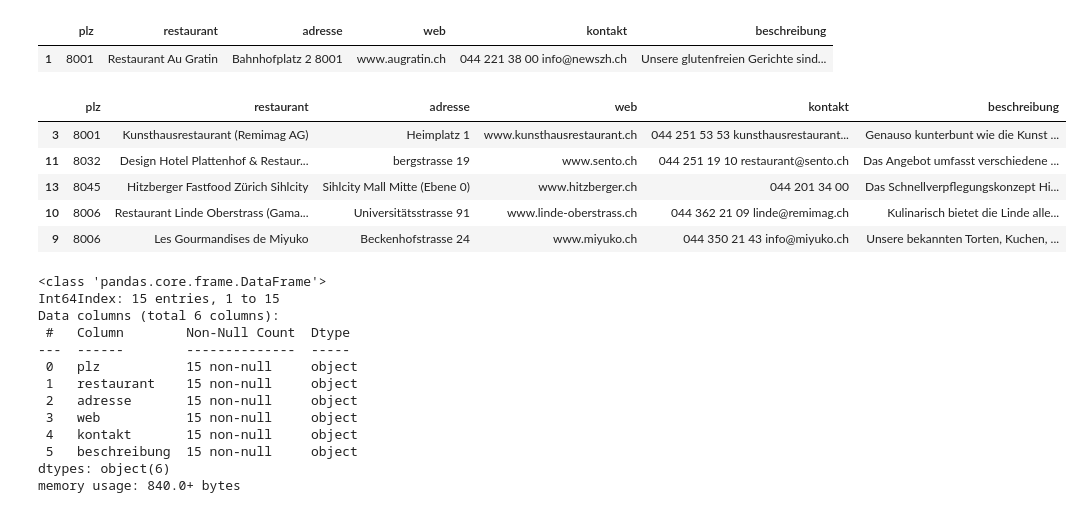
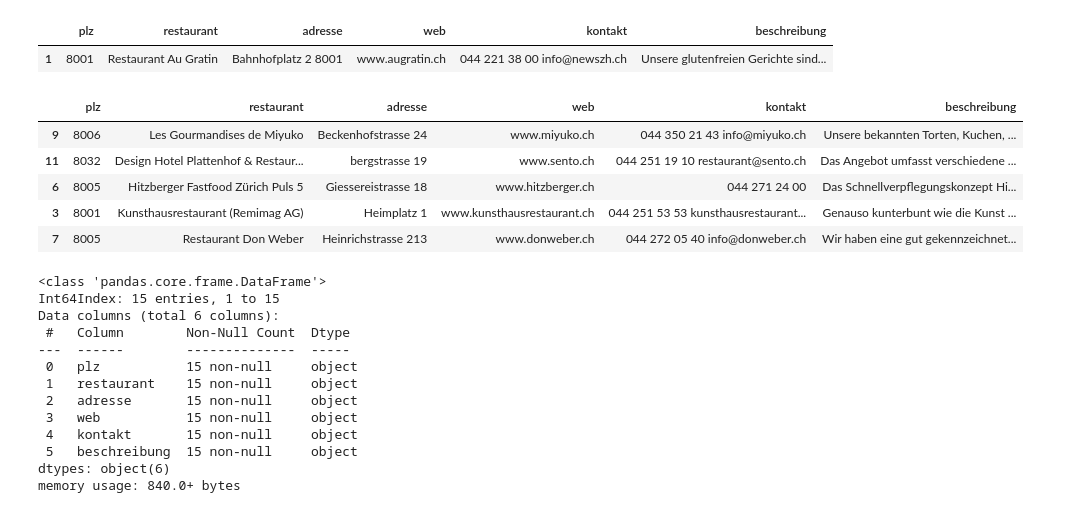
Before and after one commit to CristianRavalli/20220921_zoeliakie, a Jupyter notebook: Cleaning_Zoeliakie.ipynb, the cells around one changed output. Cells and saved outputs as stored; diff of their text form; code cells hidden in the pictures.

Commit message:
further cleaning email
adding email column to df

```diff
--- a/Cleaning_Zoeliakie.ipynb
+++ b/Cleaning_Zoeliakie.ipynb
@@ -60,5 +108 @@ leer             0
 dtype: int64
-# %%
-# Drop last column ('leer') as it is empty
-df.drop(['leer'], axis=1,inplace=True)
-df.head()
@@ -98,5 +138,5 @@ mdf.columns
 Index(['plz', 'restaurant', 'adresse', 'web', 'kontakt', 'beschreibung'], dtype='object')
 # %%
 # Replace all new line breaks (\n) with a space
-mdf = mdf.replace(r'\n',' ', regex=True)
+df = mdf.replace(r'\n',' ', regex=True)
 # %%
@@ -106,5 +146,5 @@ mdf.head(1)
 | 1 | 8001 | Restaurant Au Gratin | Bahnhofplatz 2 8001 Zürich | www.augratin.ch | 044 221 38 00 info@newszh.ch | Unsere glutenfreien Gerichte sind... |
 # %%
 # Replace all Zürich with a space
-mdf['adresse'] = mdf['adresse'].replace(r'Zürich',' ', regex=True)
+df['adresse'] = df['adresse'].replace(r'Zürich',' ', regex=True)
 # %%
@@ -113,15 +153,16 @@ mdf.head(1)
 |  | plz | restaurant | adresse | web | kontakt | beschreibung |
 | 1 | 8001 | Restaurant Au Gratin | Bahnhofplatz 2 8001 | www.augratin.ch | 044 221 38 00 info@newszh.ch | Unsere glutenfreien Gerichte sind... |
 # %%
-# Replace 4 digits in the address with a blank
-mdf['adresse'] = mdf.adresse.replace({'\d{4}':''}, regex=True)
+# Replace 4 digits (postcode) in the address with a blank
+df['adresse'] = df.adresse.replace({'\d{4}':''}, regex=True)
 # %%
-mdf.sample(5)
+# Check data for a sample of 1/3 of the data
+df.sample(frac=.33)
 # %% [output]
 |  | plz | restaurant | adresse | web | kontakt | beschreibung |
+| 9 | 8006 | Les Gourmandises de Miyuko | Beckenhofstrasse 24 | www.miyuko.ch | 044 350 21 43 info@miyuko.ch | Unsere bekannten Torten, Kuchen, ... |
+| 11 | 8032 | Design Hotel Plattenhof & Restaur... | bergstrasse 19 | www.sento.ch | 044 251 19 10 restaurant@sento.ch | Das Angebot umfasst verschiedene ... |
+| 6 | 8005 | Hitzberger Fastfood Zürich Puls 5 | Giessereistrasse 18 | www.hitzberger.ch | 044 271 24 00 | Das Schnellverpflegungskonzept Hi... |
 | 3 | 8001 | Kunsthausrestaurant (Remimag AG) | Heimplatz 1 | www.kunsthausrestaurant.ch | 044 251 53 53 kunsthausrestaurant... | Genauso kunterbunt wie die Kunst ... |
-| 11 | 8032 | Design Hotel Plattenhof & Restaur... | bergstrasse 19 | www.sento.ch | 044 251 19 10 restaurant@sento.ch | Das Angebot umfasst verschiedene ... |
-| 13 | 8045 | Hitzberger Fastfood Zürich Sihlcity | Sihlcity Mall Mitte (Ebene 0) | www.hitzberger.ch | 044 201 34 00 | Das Schnellverpflegungskonzept Hi... |
-| 10 | 8006 | Restaurant Linde Oberstrass (Gama... | Universitätsstrasse 91 | www.linde-oberstrass.ch | 044 362 21 09 linde@remimag.ch | Kulinarisch bietet die Linde alle... |
-| 9 | 8006 | Les Gourmandises de Miyuko | Beckenhofstrasse 24 | www.miyuko.ch | 044 350 21 43 info@miyuko.ch | Unsere bekannten Torten, Kuchen, ... |
+| 7 | 8005 | Restaurant Don Weber | Heinrichstrasse 213 | www.donweber.ch | 044 272 05 40 info@donweber.ch | Wir haben eine gut gekennzeichnet... |
 # %%
```
Also changed, not shown: parts of 64 cells of this notebook.
